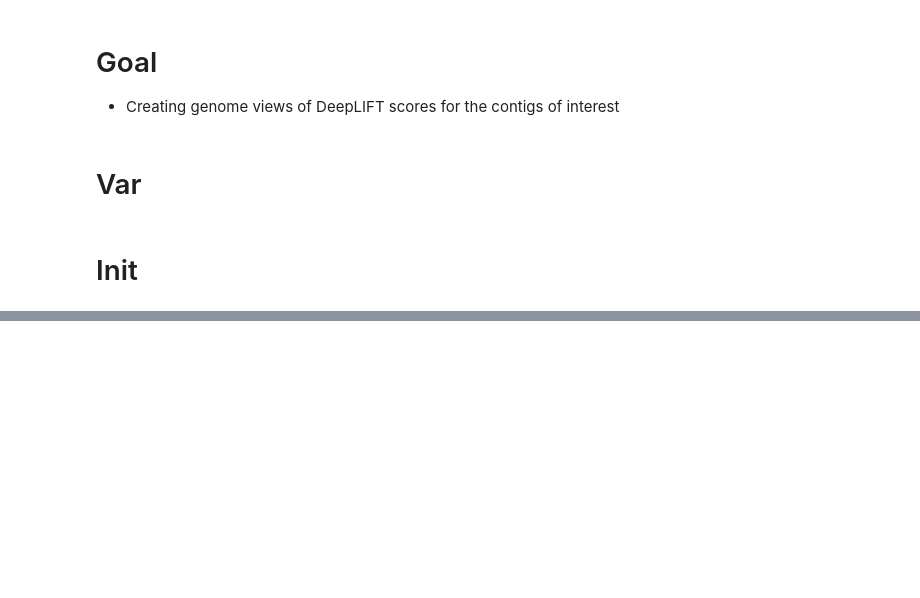
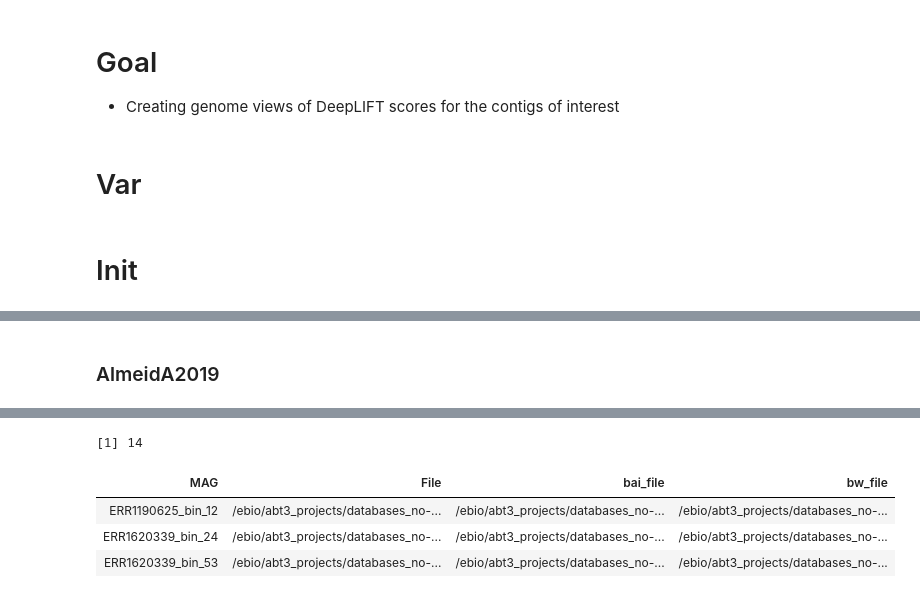
Before and after one commit to leylabmpi/DeepMAsED, a Jupyter notebook: notebooks/04_contig_viewing/01_true_dataset.ipynb, the cells around one changed output, grey strips where cells are left out. Saved outputs shown, nothing was run; the diff lists cells and outputs as text; code cells hidden in the pictures; blank space fills up the shorter version.

```diff
--- a/notebooks/04_contig_viewing/01_true_dataset.ipynb
+++ b/notebooks/04_contig_viewing/01_true_dataset.ipynb
@@ -49,0 +296,9 @@ cp -f /ebio/abt3_projects/databases_no-backup/DeepMAsED/train_runs/n1000_r30/map
+# %%
+# Almeida2019 MAGs
+X = bw_files[grepl('AlmeidaA2019', bw_files)]
+AA_MAGs = X %>% dirname %>% basename
+AA_MAGs = data.frame(MAG = AA_MAGs,
+                     bw_file = X)
+
+AA_MAGs %>% nrow %>% print
+AA_MAGs %>% head(n=3)
@@ -49,0 +433,15 @@ cp -f /ebio/abt3_projects/databases_no-backup/DeepMAsED/train_runs/n1000_r30/map
+# %% [markdown]
+### AlmeidA2019
+# %%
+# AlmeidaA-2019
+AA_bam_dir = '/ebio/abt3_projects/databases_no-backup/DeepMAsED/MAG_datasets/AlmeidaA-2019/samples_n143_MAG-feats/map/'
+AA_bam_files = list.files(AA_bam_dir, '*.bam$', recursive=TRUE, full.names=TRUE)
+
+AA_bam_files = data.frame(MAG = AA_bam_files %>% as.character %>% dirname %>% basename,
+                          File = AA_bam_files %>% as.character,
+                          bai_file = AA_bam_files %>% as.character %>% gsub('$', '.bai', .)) %>%
+    inner_join(AA_MAGs, c('MAG'))
+
+AA_bam_files %>% nrow %>% print
+AA_bam_files %>% head(n=3)
+# %% [output]
@@ -49,0 +450,5 @@ cp -f /ebio/abt3_projects/databases_no-backup/DeepMAsED/train_runs/n1000_r30/map
+[1] 14
+| MAG | File | bai_file | bw_file |
+| ERR1190625_bin_12 | /ebio/abt3_projects/databases_no-... | /ebio/abt3_projects/databases_no-... | /ebio/abt3_projects/databases_no-... |
+| ERR1620339_bin_24 | /ebio/abt3_projects/databases_no-... | /ebio/abt3_projects/databases_no-... | /ebio/abt3_projects/databases_no-... |
+| ERR1620339_bin_53 | /ebio/abt3_projects/databases_no-... | /ebio/abt3_projects/databases_no-... | /ebio/abt3_projects/databases_no-... |
```
Also changed, not shown: parts of 104 cells of this notebook.
